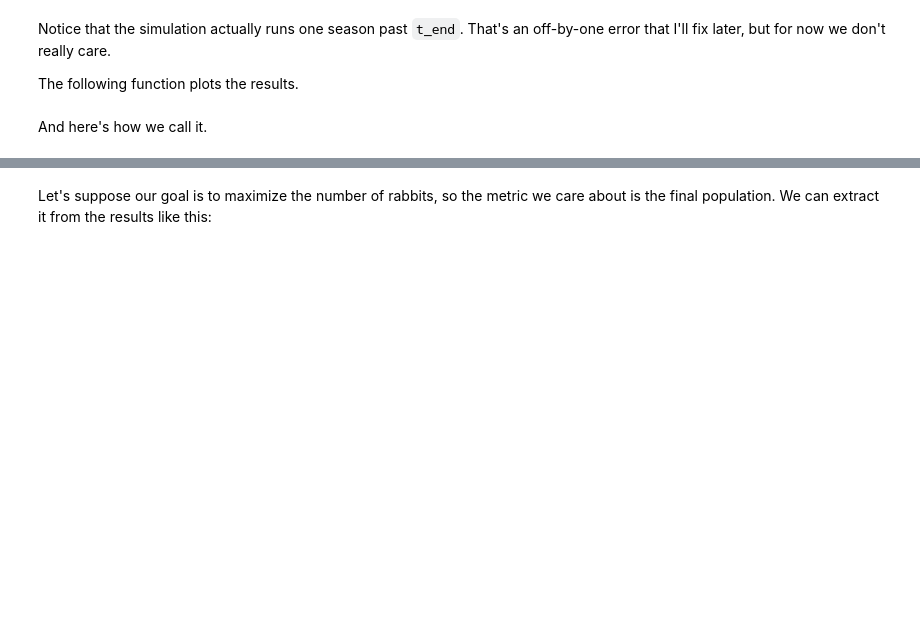
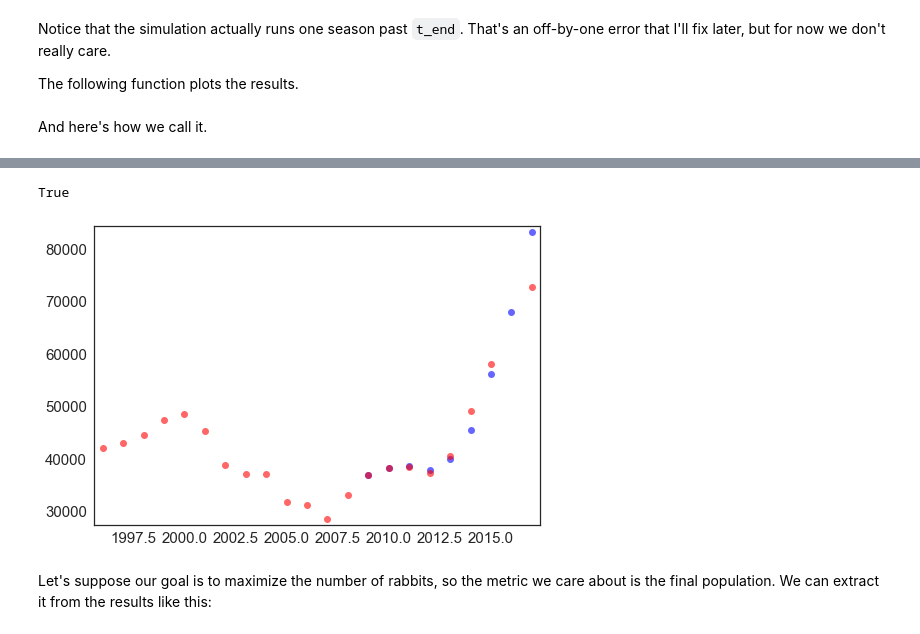
Before and after one commit to chiunaomi/ModSim-1, a Jupyter notebook: code/Horses and Burros.ipynb, the cells around one changed output, grey strips where cells are left out. Saved outputs shown, nothing was run; the diff lists cells and outputs as text; code cells hidden in the pictures; blank space fills up the shorter version.

```diff
--- a/code/Horses and Burros.ipynb
+++ b/code/Horses and Burros.ipynb
@@ -239,0 +230,32 @@ plot(pop, 'ro', label='horses and burros')
+# %%
+population = data.population
+removal = data.removed
+#first_year = data.index[-1] #these #s are because the data is backwards
+first_year = 2009
+last_year = data.index[0]
+initial_population = data['population'][2009]
+growth1= 0.2
+growth2 = 0.275
+# %%
+system = System(t0 = first_year, p0 = initial_population, t_end = last_year, growth1 = growth1, growth2=growth2)
+# %%
+def run_simulation4(system):
+    """Runs a proportional growth model.
+
+    Adds TimeSeries to `system` as `results`.
+
+    system: System object with t0, t_end, p0,
+            birth_rate and death_rate
+    """
+    results = TimeSeries()
+    results[system.t0] = system.p0
+    for t in linrange(system.t0, system.t_end):
+        if t < 2012:
+            growth = system.growth1 * results[t]
+            results[t+1] = results[t] + growth - data['removed'][t]
+        else:
+            growth = system.growth2 * results[t]
+            results[t+1] = results[t] + growth - data['removed'][t]
+    system.results = results
+# %%
+run_simulation4(system)
@@ -240,3 +268,12 @@ plot(pop, 'ro', label='horses and burros')
+# %%
+plot(system.results, 'bo', label = 'predicted')
+plot(population, 'ro', label='horses and burros')
+#decorate()
+#xlim(2009, 2017)
+legend
+# %% [output]
+True
+[figure, added]
 # %% [markdown]
 Let's suppose our goal is to maximize the number of rabbits, so the metric we care about is the final population.  We can extract it from the results like this:
 # %%
```
Also changed, not shown: parts of 28 cells of this notebook.
